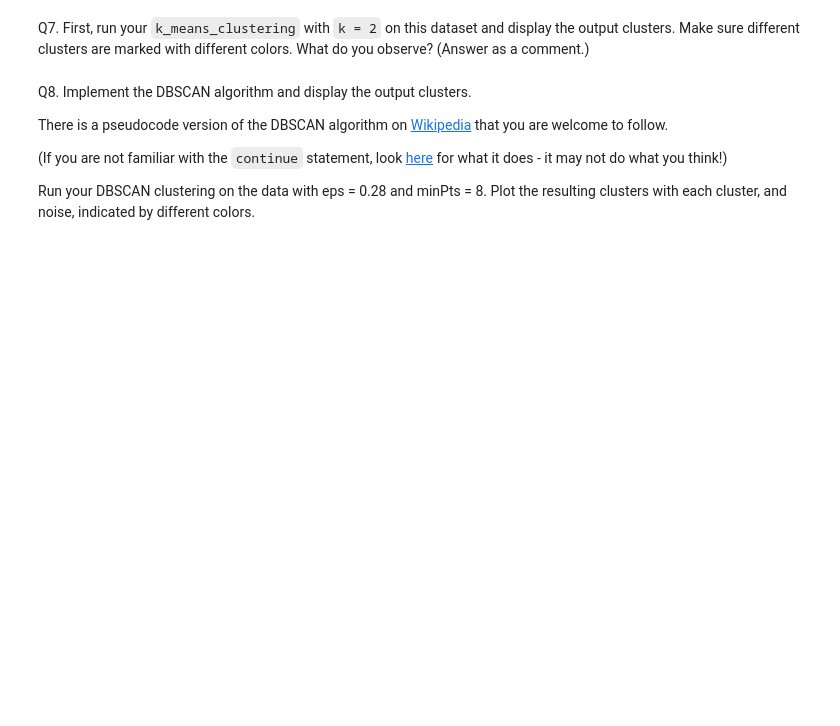
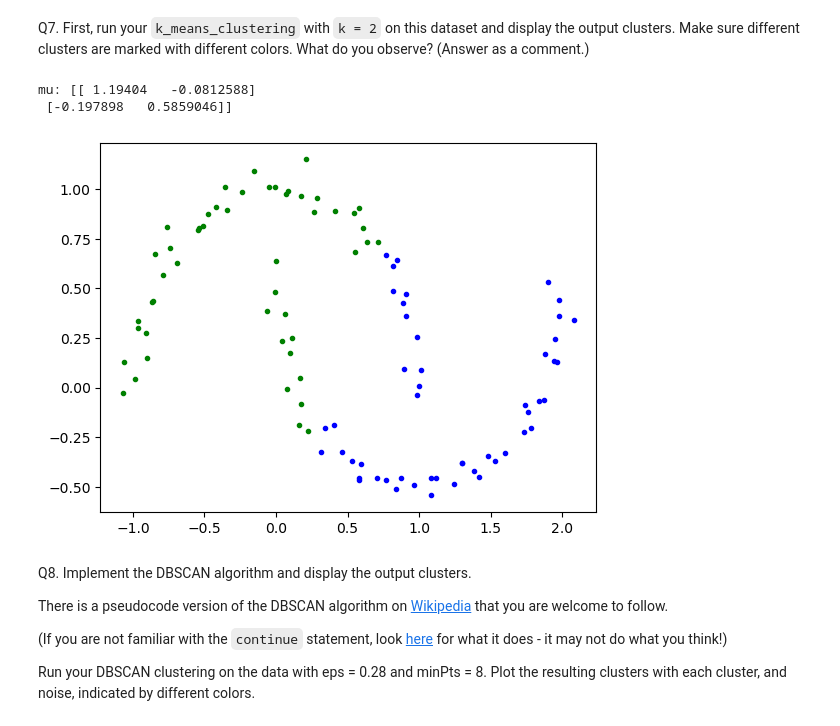
Before and after one commit to IanC04/CS363M, a Jupyter notebook: Assignments/Assignment 5/HW5 - Clustering.ipynb, the cells around one changed output. Drawn from its saved outputs; the diff is of its cells as text; code cells hidden in the pictures; blank space fills up the shorter version.

```diff
--- a/Assignments/Assignment 5/HW5 - Clustering.ipynb
+++ b/Assignments/Assignment 5/HW5 - Clustering.ipynb
@@ -58,8 +58,7 @@ def check_convergence(mu, previous_mu):
     # your code goes here
     s_mu = np.sort(mu, axis=0)
     s_prev_mu = np.sort(previous_mu, axis=0)
-    # TODO Make sure no in-place sort
-    return (s_mu - s_prev_mu < 0.01).all()
+    return (s_mu == s_prev_mu).all()
 # %% [markdown]
 Q4. Implement the function `k_means_clustering` that returns k clusters along with their centroids, given the input dataset and the desired number of clusters (`k`).
 
@@ -145,3 +146,17 @@ Q7. First, run your `k_means_clustering` with `k = 2` on this dataset and displa
+# %%
+# your code goes here
+mu, clusters = k_means_clustering(data, k=2)
+print(f"mu: {mu}")
+
+colors = ["b", "g", "r", "c", "m", "y"]
+for i, cluster in enumerate(clusters):
+    plt.scatter(
+        [e[0] for e in cluster], [e[1] for e in cluster], c=colors[i], marker="."
+    )
+# %% [output]
+mu: [[ 1.19404   -0.0812588]
+ [-0.197898   0.5859046]]
+[figure, added]
 # %% [markdown]
 Q8. Implement the DBSCAN algorithm and display the output clusters.
 
```
Also changed, not shown: parts of 9 cells of this notebook.
